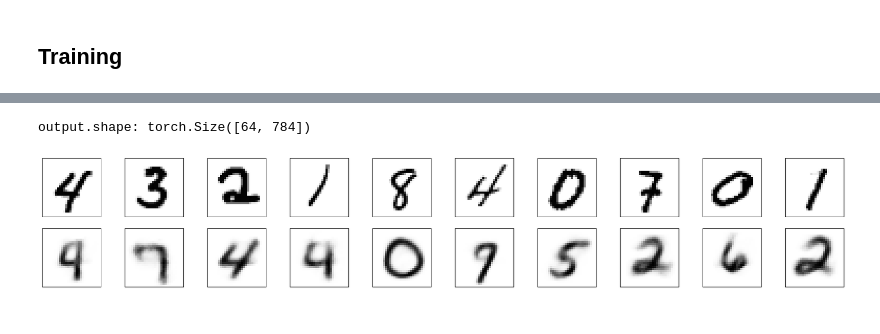
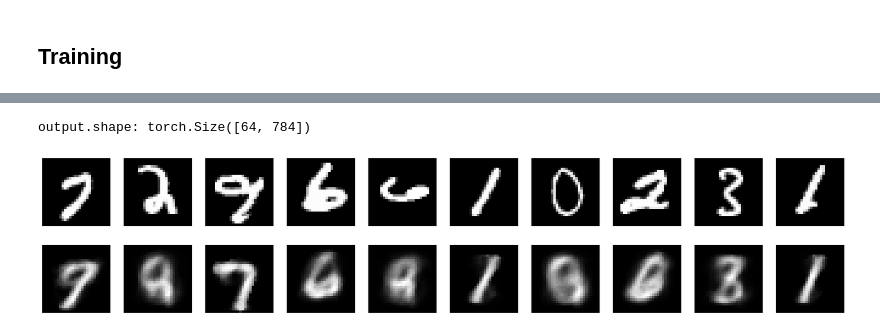
Before and after one commit to Ottohesten/02466-Cell-Profiling, a Jupyter notebook: autoencoder.ipynb, the cells around one changed output, grey strips where cells are left out. Saved outputs shown, nothing was run; the diff lists cells and outputs as text; code cells hidden in the pictures.

```diff
--- a/autoencoder.ipynb
+++ b/autoencoder.ipynb
@@ -123,7 +90,7 @@ output.shape: torch.Size([64, 784])
 # %% [markdown]
 ## Training
 # %%
-num_epochs = 5
+num_epochs = 1
 
 train_loss = []
 valid_loss = []
@@ -154,24 +117,16 @@ Epoch 5, loss: 0.03565860680266738
 # %%
 # test the model
 model.eval()
 
 images, labels = next(iter(test_loader))
 if cuda:
     images = images.cuda()
 output = model(images)
 
 print("output.shape:", output.shape)
 
 # plot the original and reconstructed images
-
-fig, axes = plt.subplots(nrows=2, ncols=10, sharex=True, sharey=True, figsize=(25,4))
-for images, row in zip([x, output], axes):
-    for img, ax in zip(images, row):
-        ax.imshow(img.view(28, 28).cpu().detach().numpy(), cmap='Greys')
-        ax.get_xaxis().set_visible(False)
-        ax.get_yaxis().set_visible(False)
-
-plt.show()
+plot_image_comparison(model, test_loader, cuda)
 # %% [output]
 output.shape: torch.Size([64, 784])
-[figure, old version]
+[figure, new version]
```
Also changed, not shown: parts of 4 cells of this notebook, 1 other file.
